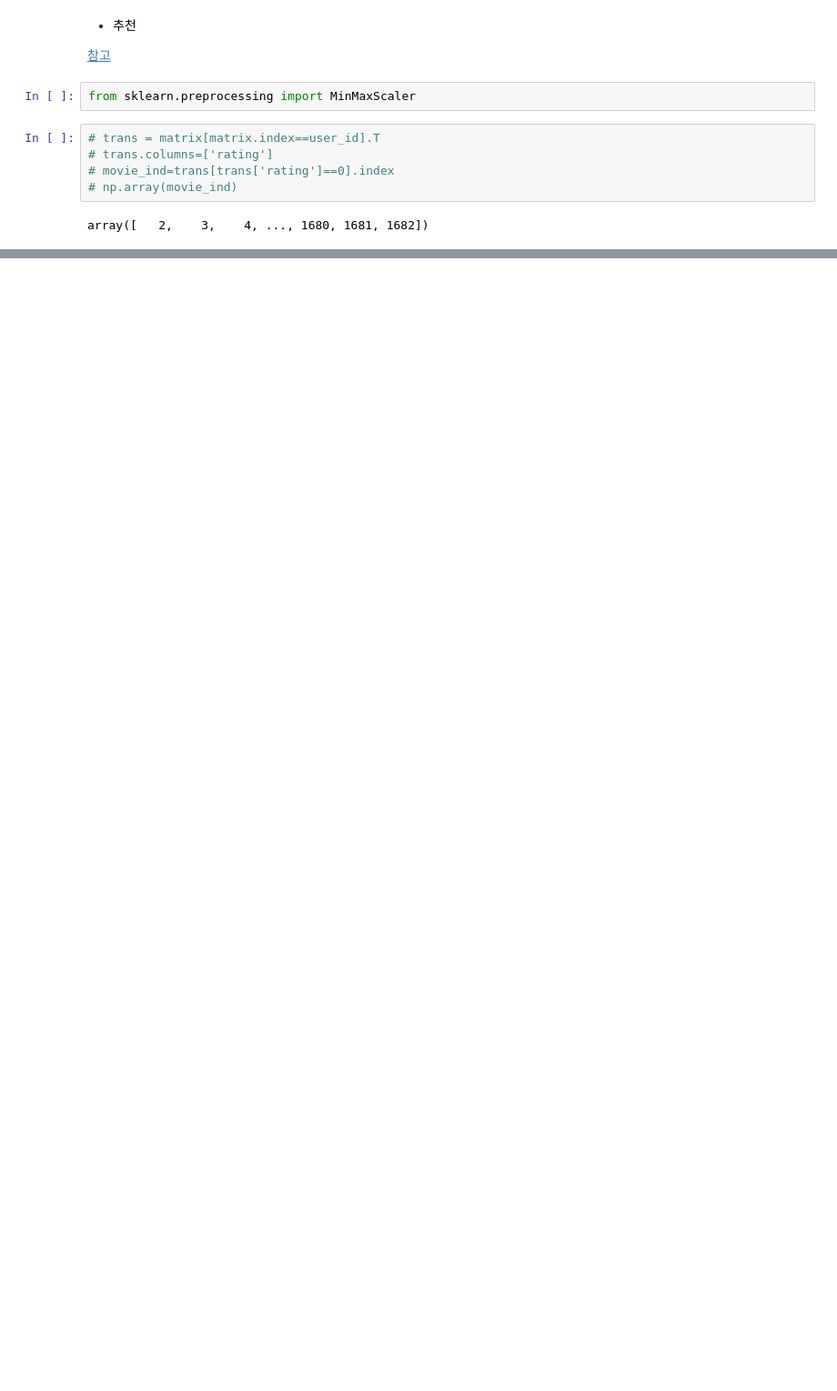
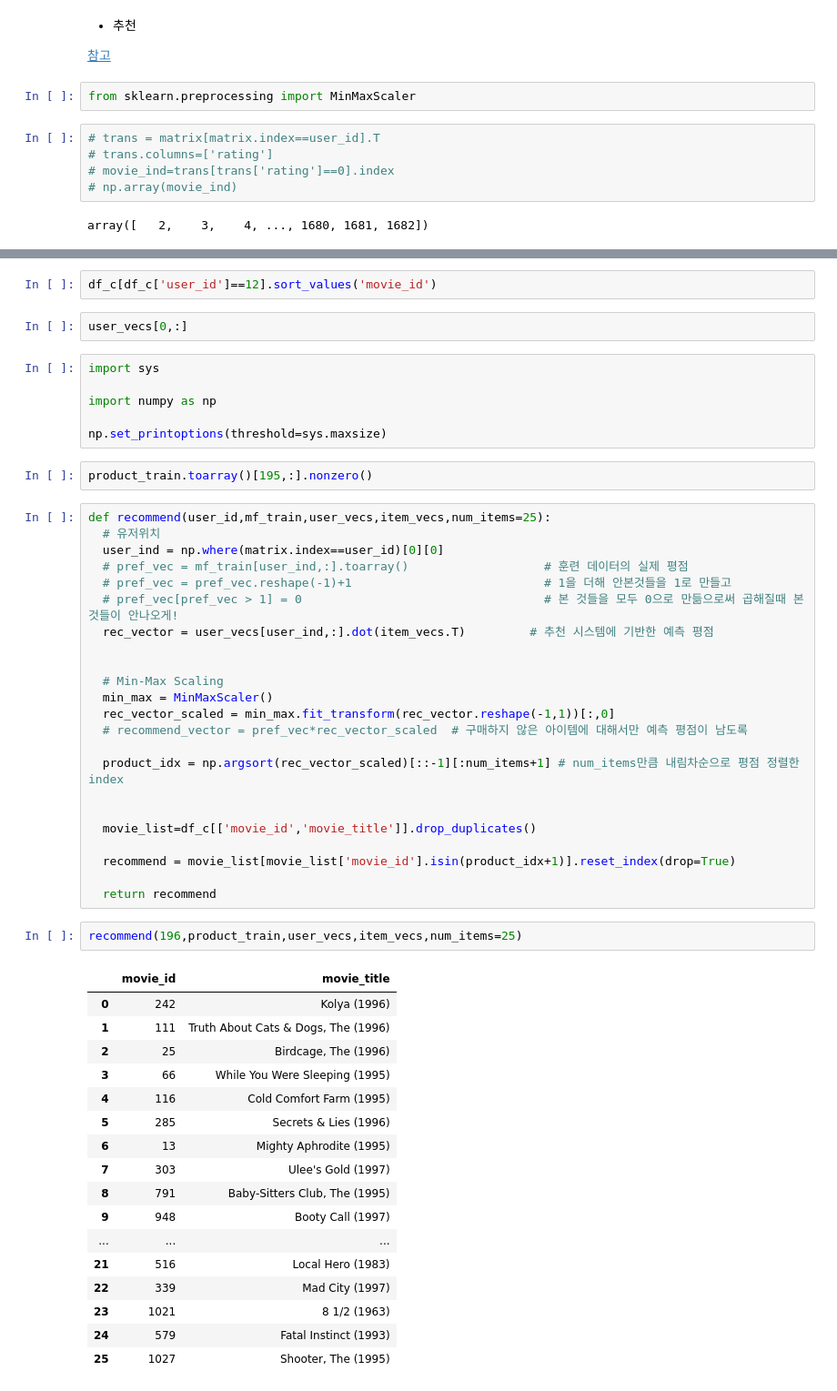
Before and after one commit to hyuna0926/ds-sa-cp2, a Jupyter notebook: ALS_cp2.ipynb, the cells around one changed output, grey strips where cells are left out. Shown at 91% size. Saved outputs shown, nothing was run; the diff lists cells and outputs as text; blank space fills up the shorter version.

```diff
--- a/ALS_cp2.ipynb
+++ b/ALS_cp2.ipynb
@@ -733,0 +1033,55 @@ recommend(12,product_train,user_vecs,item_vecs)
+# %%
+df_c[df_c['user_id']==12].sort_values('movie_id')
+# %%
+user_vecs[0,:]
+# %%
+import sys
+
+import numpy as np
+
+np.set_printoptions(threshold=sys.maxsize)
+# %%
+product_train.toarray()[195,:].nonzero()
+# %%
+def recommend(user_id,mf_train,user_vecs,item_vecs,num_items=25):
+  # 유저위치
+  user_ind = np.where(matrix.index==user_id)[0][0]
+  # pref_vec = mf_train[user_ind,:].toarray()                   # 훈련 데이터의 실제 평점
+  # pref_vec = pref_vec.reshape(-1)+1                           # 1을 더해 안본것들을 1로 만들고
+  # pref_vec[pref_vec > 1] = 0                                  # 본 것들을 모두 0으로 만듦으로써 곱해질때 본 것들이 안나오게!
+  rec_vector = user_vecs[user_ind,:].dot(item_vecs.T)         # 추천 시스템에 기반한 예측 평점
+
+
+  # Min-Max Scaling
+  min_max = MinMaxScaler()
+  rec_vector_scaled = min_max.fit_transform(rec_vector.reshape(-1,1))[:,0]
+  # recommend_vector = pref_vec*rec_vector_scaled  # 구매하지 않은 아이템에 대해서만 예측 평점이 남도록
+
+  product_idx = np.argsort(rec_vector_scaled)[::-1][:num_items+1] # num_items만큼 내림차순으로 평점 정렬한 index
+
+
+  movie_list=df_c[['movie_id','movie_title']].drop_duplicates()
+
+  recommend = movie_list[movie_list['movie_id'].isin(product_idx+1)].reset_index(drop=True)
+
+  return recommend
+# %%
+recommend(196,product_train,user_vecs,item_vecs,num_items=25)
+# %% [output]
+|  | movie_id | movie_title |
+| 0 | 242 | Kolya (1996) |
+| 1 | 111 | Truth About Cats & Dogs, The (1996) |
+| 2 | 25 | Birdcage, The (1996) |
+| 3 | 66 | While You Were Sleeping (1995) |
+| 4 | 116 | Cold Comfort Farm (1995) |
+| 5 | 285 | Secrets & Lies (1996) |
+| 6 | 13 | Mighty Aphrodite (1995) |
+| 7 | 303 | Ulee's Gold (1997) |
+| 8 | 791 | Baby-Sitters Club, The (1995) |
+| 9 | 948 | Booty Call (1997) |
+| ... | ... | ... |
+| 21 | 516 | Local Hero (1983) |
+| 22 | 339 | Mad City (1997) |
+| 23 | 1021 | 8 1/2 (1963) |
+| 24 | 579 | Fatal Instinct (1993) |
+| 25 | 1027 | Shooter, The (1995) |
```
Also changed, not shown: parts of 42 cells of this notebook.
